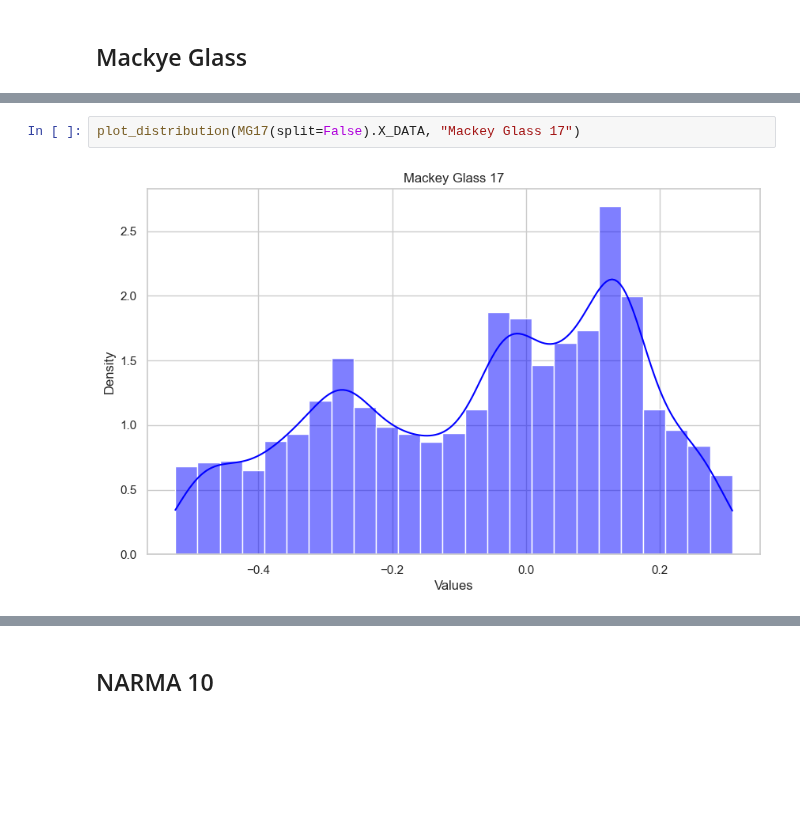
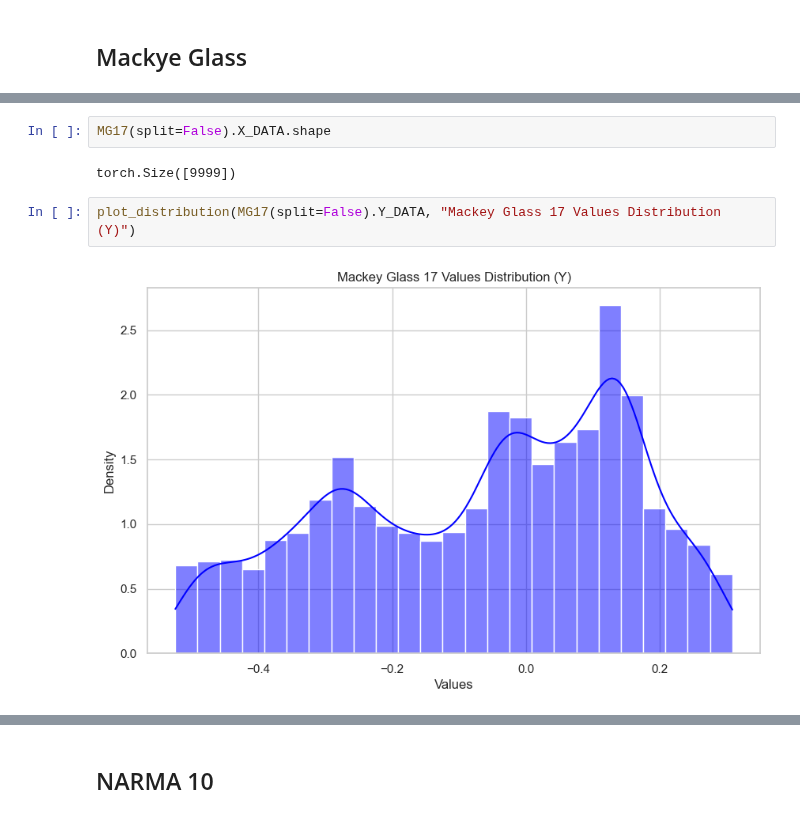
Before and after one commit to Sergio-Ltr/Generalized-Intrinsic-Plasticity, a Jupyter notebook: EXPERIMENTS/BENCHMARKS/NonLinearBenchmarks.ipynb, the cells around one changed output, grey strips where cells are left out. Cells and saved outputs as stored; diff of their text form; blank space fills up the shorter version.

```diff
--- a/EXPERIMENTS/BENCHMARKS/NonLinearBenchmarks.ipynb
+++ b/EXPERIMENTS/BENCHMARKS/NonLinearBenchmarks.ipynb
@@ -215,4 +253,8 @@ def fit_and_plot_gmm_best_components(tensor, max_components=5):
+# %%
+MG17(split=False).X_DATA.shape
+# %% [output]
+torch.Size([9999])
 # %%
-plot_distribution(MG17(split=False).X_DATA, "Mackey Glass 17")
+plot_distribution(MG17(split=False).Y_DATA, "Mackey Glass 17 Values Distribution (Y)")
 # %% [output]
-[figure, old version]
+[figure, new version]
```
Also changed, not shown: parts of 13 cells of this notebook, 8 other files.
